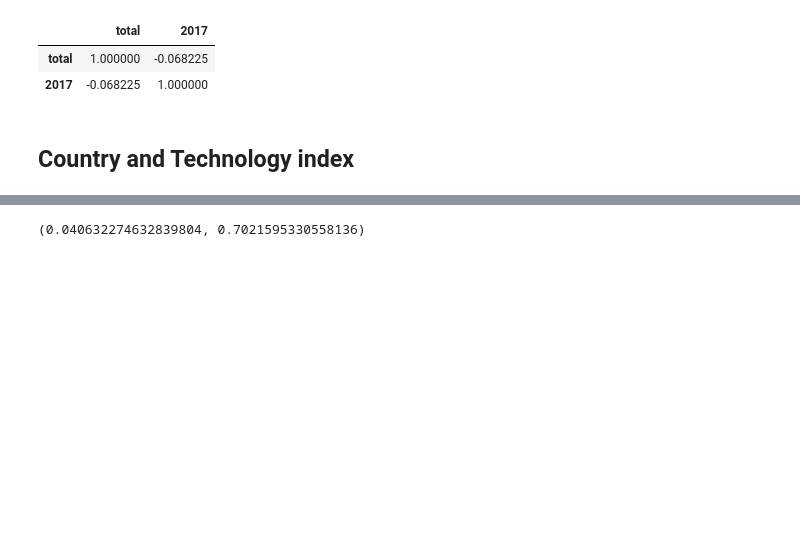
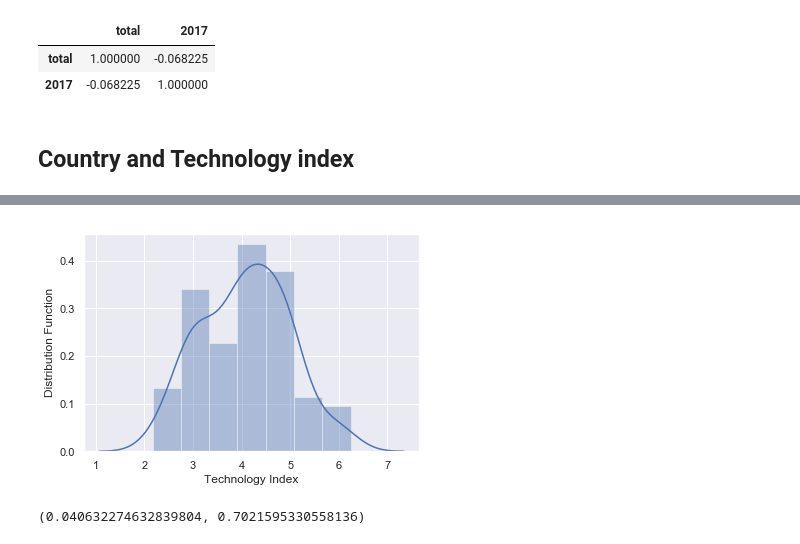
Before and after one commit to samvho/EoCS-portals, a Jupyter notebook: Correlation.ipynb, the cells around one changed output, grey strips where cells are left out. Drawn from its saved outputs; the diff is of its cells as text; code cells hidden in the pictures; blank space fills up the shorter version.

```diff
--- a/Correlation.ipynb
+++ b/Correlation.ipynb
@@ -120,3 +156,10 @@ country_technology = pd.merge(country_index, technology_index, on='country').dro
+# %%
+sns.distplot(country_technology['AMOUNT'])
+plt.xlabel("Technology Index")
+plt.ylabel("Distribution Function")
+plt.show()
+# %% [output]
+[figure, added]
 # %%
 country_technology_pearson = stats.pearsonr(country_technology['total'], country_technology['AMOUNT'])
 country_technology_pearson
```
Also changed, not shown: parts of 6 cells of this notebook.
